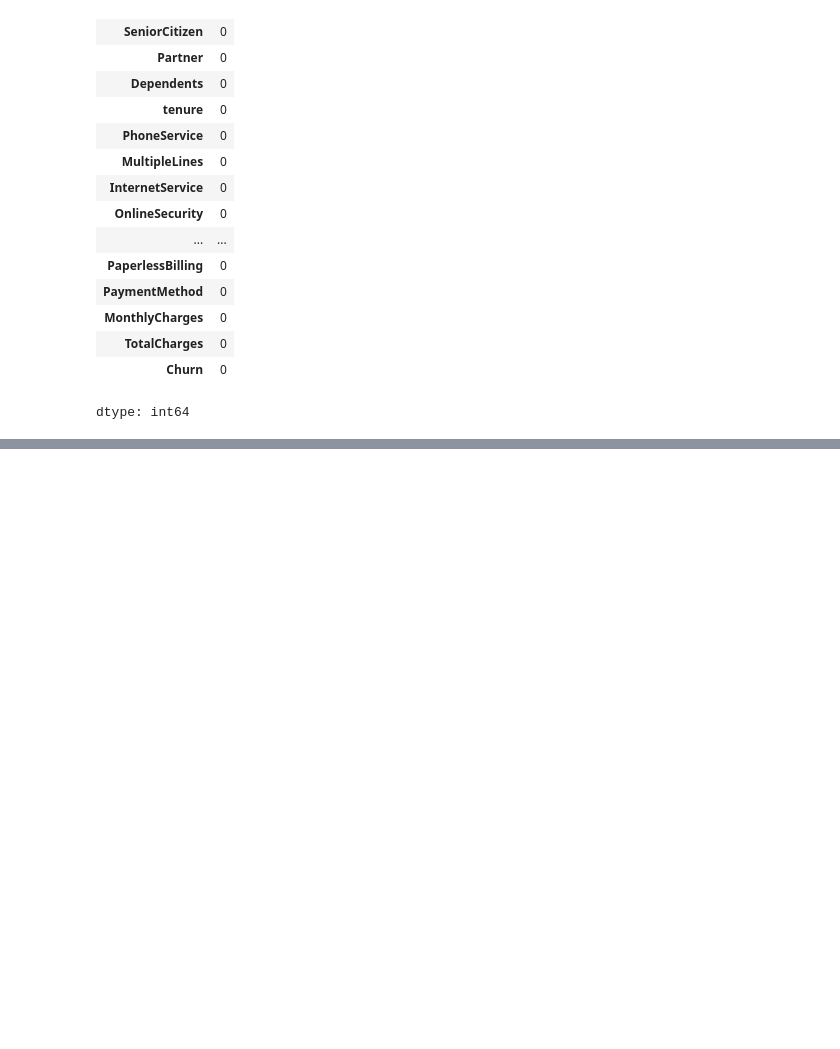
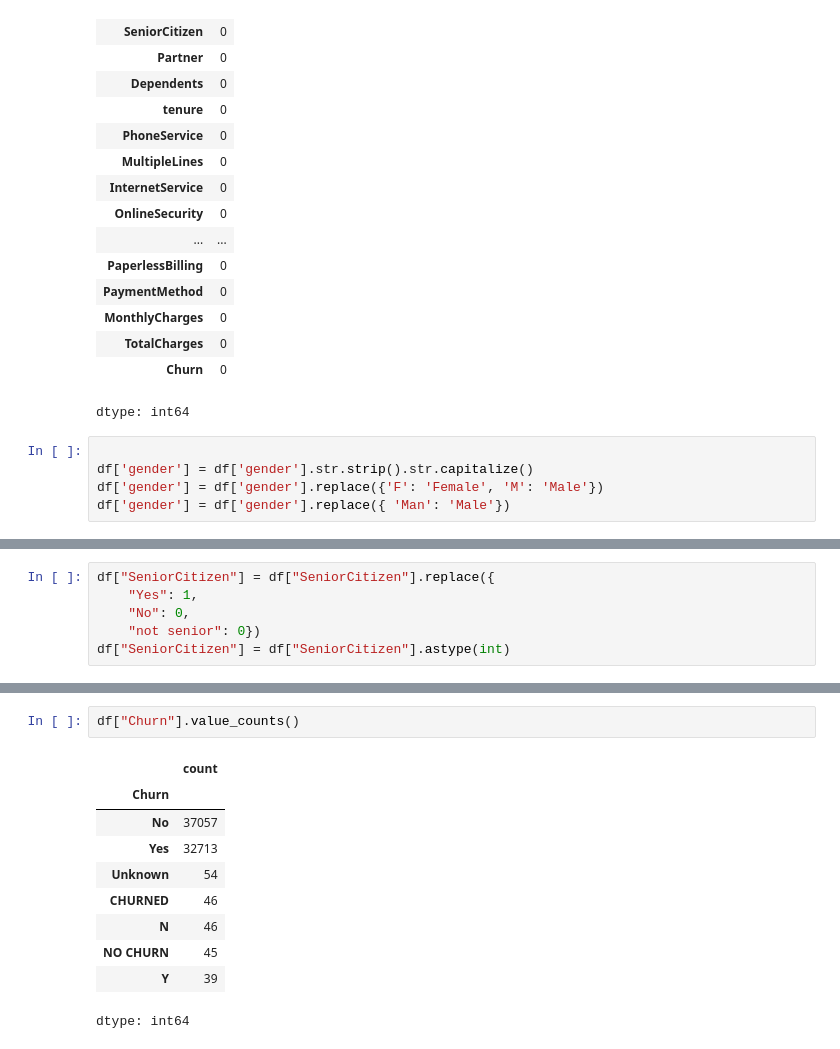
Before and after one commit to linda-bsharat/telco-customer-churn-prediction, a Jupyter notebook: notebooks/01_data_cleaning_and_eda.ipynb, the cells around one changed output, grey strips where cells are left out. Cells and saved outputs as stored; diff of their text form; blank space fills up the shorter version.

```diff
--- a/notebooks/01_data_cleaning_and_eda.ipynb
+++ b/notebooks/01_data_cleaning_and_eda.ipynb
@@ -202,3 +202,8 @@ df.isna().sum()
 | TotalCharges | 0 |
 | Churn | 0 |
 dtype: int64
+# %%
+
+df['gender'] = df['gender'].str.strip().str.capitalize()
+df['gender'] = df['gender'].replace({'F': 'Female', 'M': 'Male'})
+df['gender'] = df['gender'].replace({ 'Man': 'Male'})
@@ -204,0 +218,6 @@ dtype: int64
+# %%
+df["SeniorCitizen"] = df["SeniorCitizen"].replace({
+    "Yes": 1,
+    "No": 0,
+    "not senior": 0})
+df["SeniorCitizen"] = df["SeniorCitizen"].astype(int)
@@ -204,0 +232,13 @@ dtype: int64
+# %%
+df["Churn"].value_counts()
+# %% [output]
+|  | count |
+| Churn |  |
+| No | 37057 |
+| Yes | 32713 |
+| Unknown | 54 |
+| CHURNED | 46 |
+| N | 46 |
+| NO CHURN | 45 |
+| Y | 39 |
+dtype: int64
```
Also changed, not shown: parts of 5 cells of this notebook.
